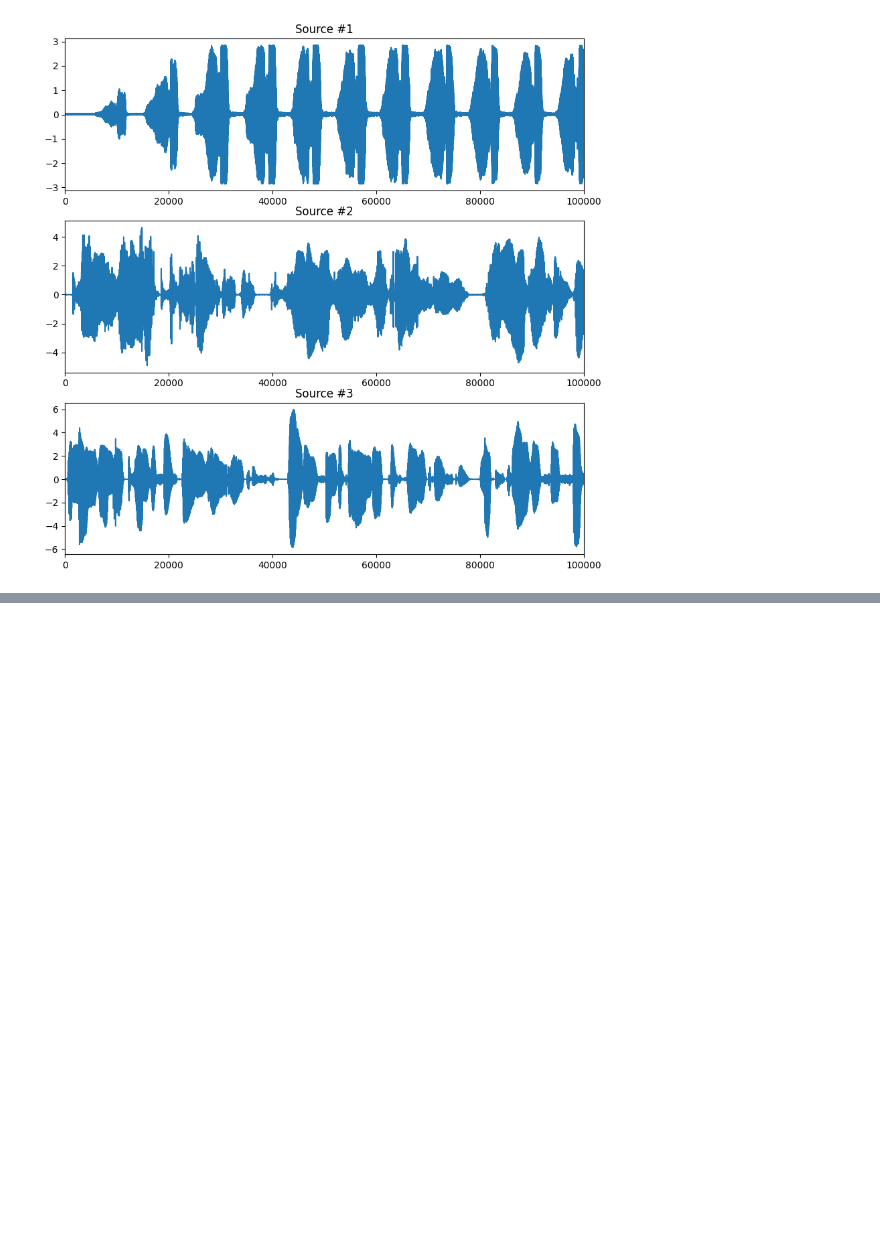
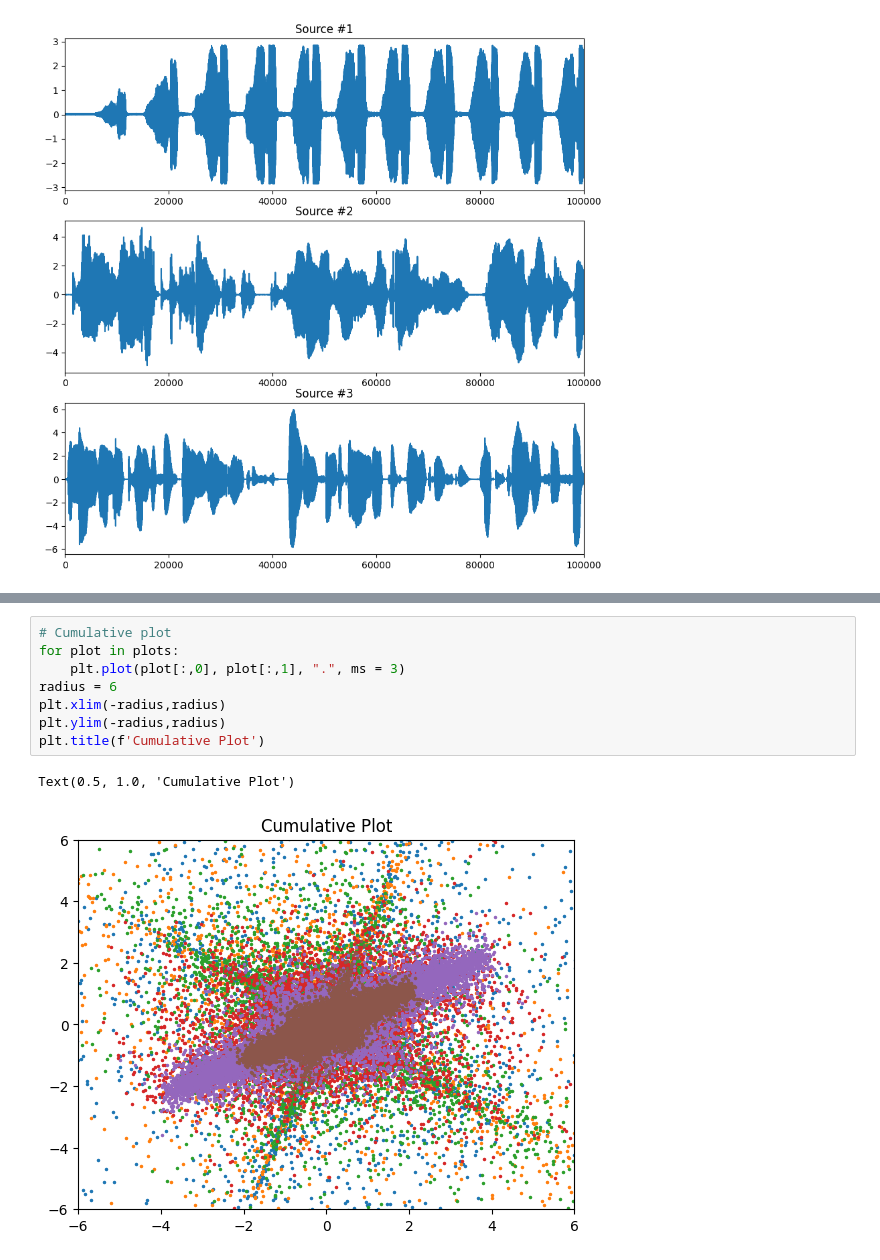
Before and after one commit to danielchoi1115/comp-coursework, a Jupyter notebook: MATH4992/blind source separation.ipynb, the cells around one changed output, grey strips where cells are left out. Drawn from its saved outputs; the diff is of its cells as text; blank space fills up the shorter version.

```diff
--- a/MATH4992/blind source separation.ipynb
+++ b/MATH4992/blind source separation.ipynb
@@ -219,0 +123,11 @@ for i in range(3):
+# %%
+# Cumulative plot
+for plot in plots:
+    plt.plot(plot[:,0], plot[:,1], ".", ms = 3)
+radius = 6
+plt.xlim(-radius,radius)
+plt.ylim(-radius,radius)
+plt.title(f'Cumulative Plot')
+# %% [output]
+Text(0.5, 1.0, 'Cumulative Plot')
+[figure, added]
```
Also changed, not shown: parts of 49 cells of this notebook.
